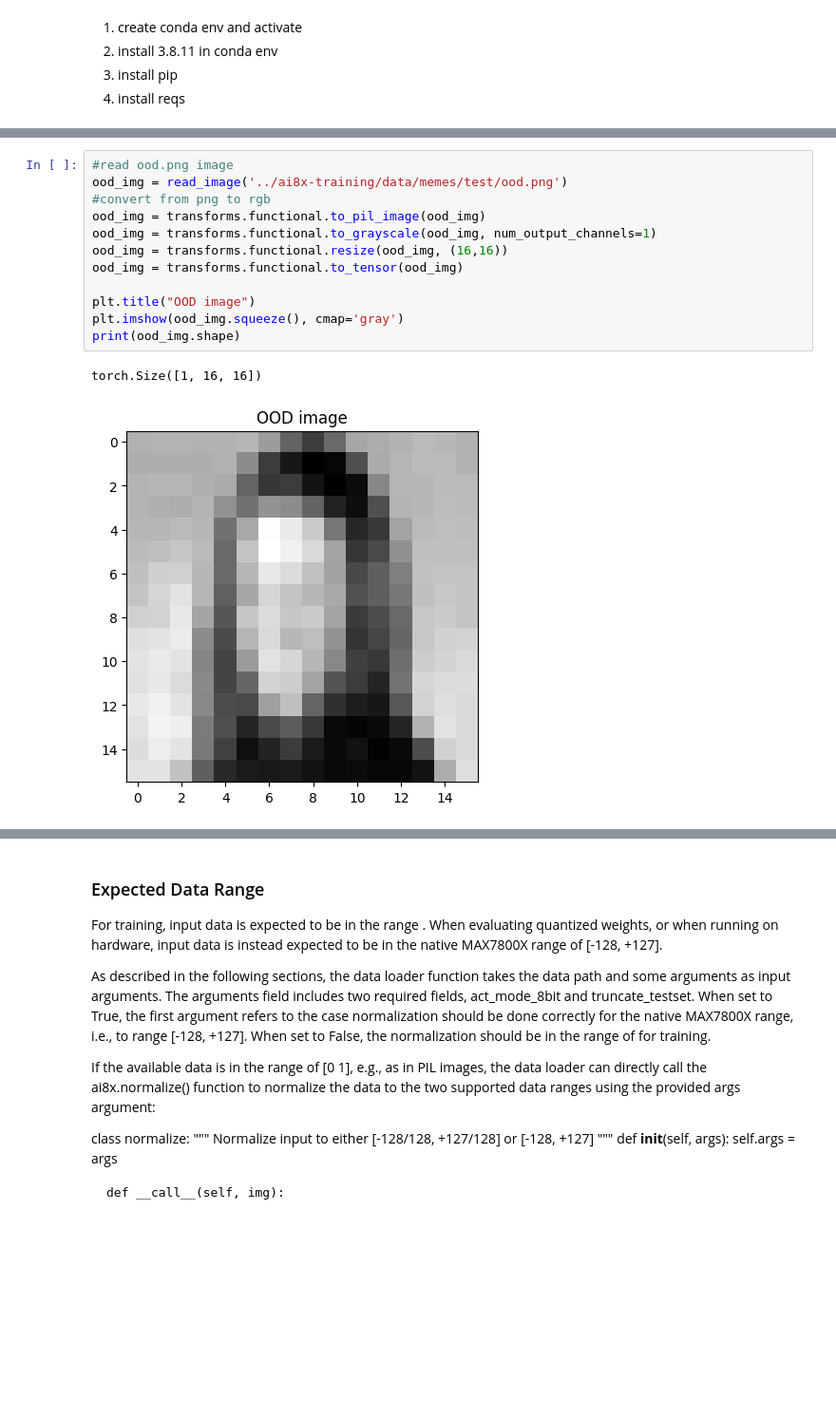
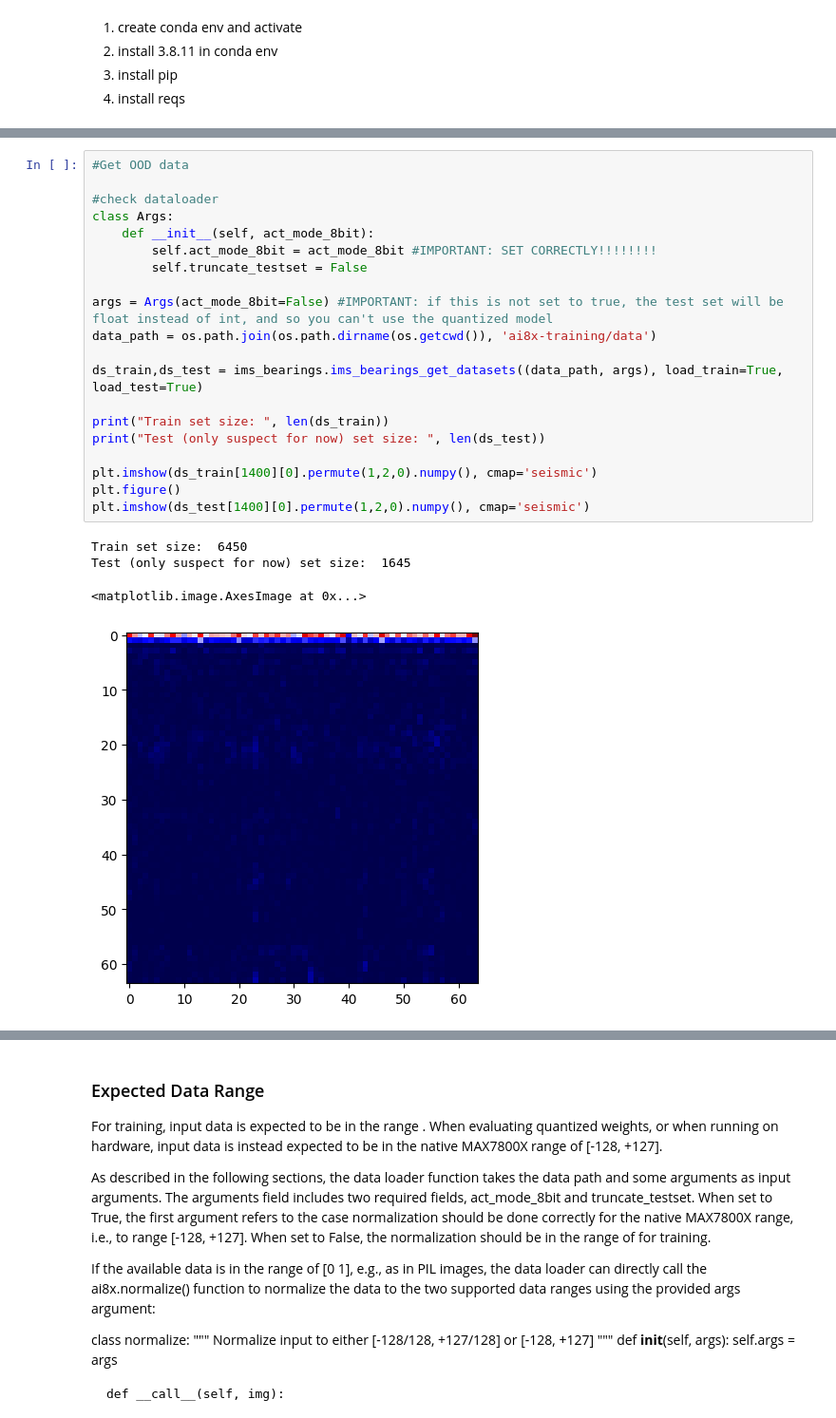
Before and after one commit to bitmorse/bearings-max78000, a Jupyter notebook: playground.ipynb, the cells around one changed output, grey strips where cells are left out. Shown at 95% size. Cells and saved outputs as stored; diff of their text form; blank space fills up the shorter version.

Commit message:
adding dataset loader

```diff
--- a/playground.ipynb
+++ b/playground.ipynb
@@ -69,18 +69,28 @@ def infer(model, input_img):
 
 
 %matplotlib inline
-# %%
-#read ood.png image
-ood_img = read_image('../ai8x-training/data/memes/test/ood.png')
-#convert from png to rgb
-ood_img = transforms.functional.to_pil_image(ood_img)
-ood_img = transforms.functional.to_grayscale(ood_img, num_output_channels=1)
-ood_img = transforms.functional.resize(ood_img, (16,16))
-ood_img = transforms.functional.to_tensor(ood_img)
-
-plt.title("OOD image")
-plt.imshow(ood_img.squeeze(), cmap='gray')
-print(ood_img.shape)
-# %% [output]
-torch.Size([1, 16, 16])
-[figure, removed]
+# %%
+#Get OOD data
+
+#check dataloader
+class Args:
+    def __init__(self, act_mode_8bit):
+        self.act_mode_8bit = act_mode_8bit #IMPORTANT: SET CORRECTLY!!!!!!!!
+        self.truncate_testset = False
+
+args = Args(act_mode_8bit=False) #IMPORTANT: if this is not set to true, the test set will be float instead of int, and so you can't use the quantized model
+data_path = os.path.join(os.path.dirname(os.getcwd()), 'ai8x-training/data')
+
+ds_train,ds_test = ims_bearings.ims_bearings_get_datasets((data_path, args), load_train=True, load_test=True)
+
+print("Train set size: ", len(ds_train))
+print("Test (only suspect for now) set size: ", len(ds_test))
+
+plt.imshow(ds_train[1400][0].permute(1,2,0).numpy(), cmap='seismic')
+plt.figure()
+plt.imshow(ds_test[1400][0].permute(1,2,0).numpy(), cmap='seismic')
+# %% [output]
+Train set size:  6450
+Test (only suspect for now) set size:  1645
+<matplotlib.image.AxesImage at 0x...>
+[figure, added]
```
Also changed, not shown: parts of 11 cells of this notebook, 3 other files.
